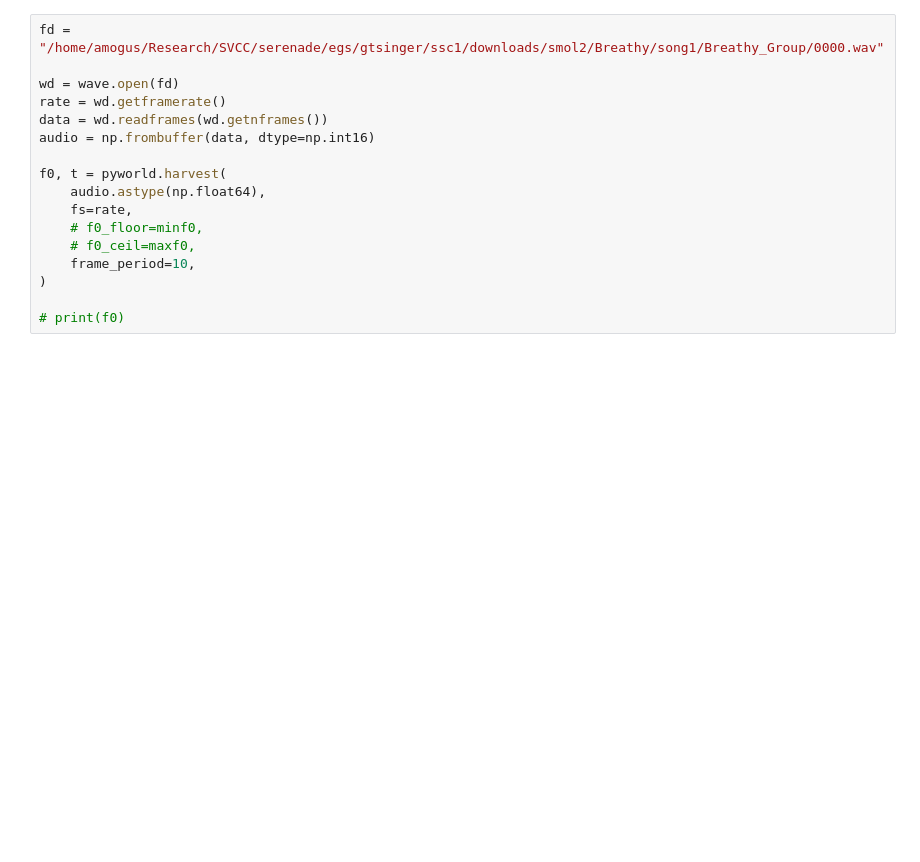
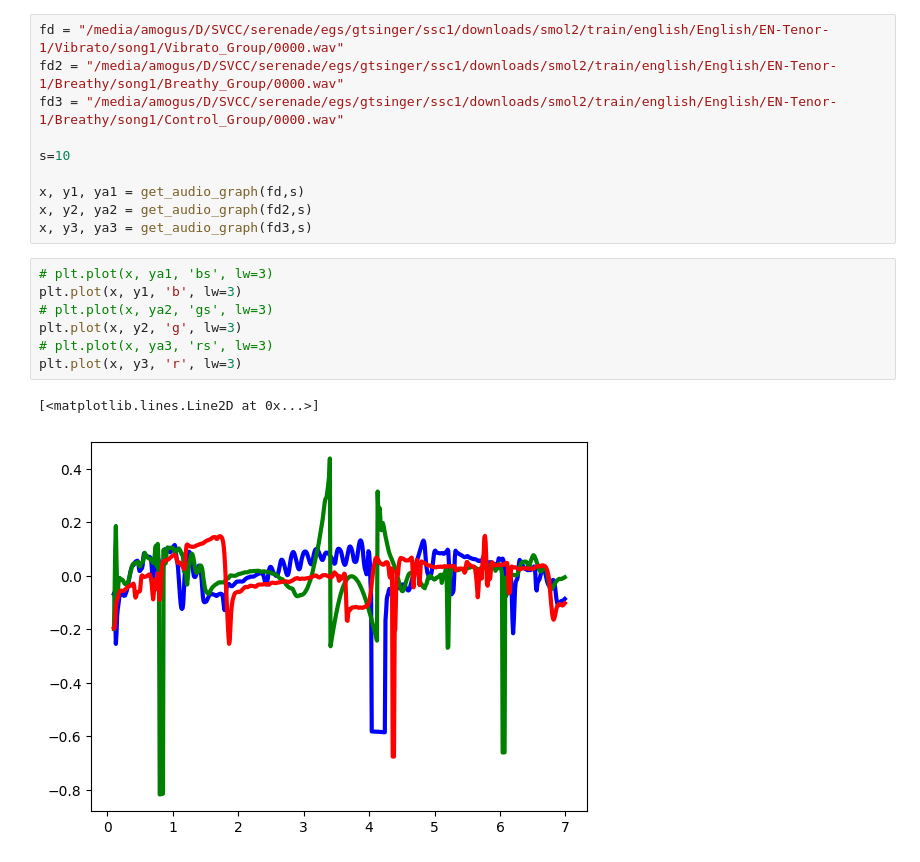
Before and after one commit to imulki/serenade, a Jupyter notebook: egs/gtsinger/ssc1/test_site.ipynb, the cells around one changed output. Cells and saved outputs as stored; diff of their text form; blank space fills up the shorter version.

```diff
--- a/egs/gtsinger/ssc1/test_site.ipynb
+++ b/egs/gtsinger/ssc1/test_site.ipynb
@@ -6,18 +67,21 @@ import matplotlib.pyplot as plt
 # %%
-fd = "/home/amogus/Research/SVCC/serenade/egs/gtsinger/ssc1/downloads/smol2/Breathy/song1/Breathy_Group/0000.wav"
+fd = "/media/amogus/D/SVCC/serenade/egs/gtsinger/ssc1/downloads/smol2/train/english/English/EN-Tenor-1/Vibrato/song1/Vibrato_Group/0000.wav"
+fd2 = "/media/amogus/D/SVCC/serenade/egs/gtsinger/ssc1/downloads/smol2/train/english/English/EN-Tenor-1/Breathy/song1/Breathy_Group/0000.wav"
+fd3 = "/media/amogus/D/SVCC/serenade/egs/gtsinger/ssc1/downloads/smol2/train/english/English/EN-Tenor-1/Breathy/song1/Control_Group/0000.wav"
 
-wd = wave.open(fd)
-rate = wd.getframerate()
-data = wd.readframes(wd.getnframes())
-audio = np.frombuffer(data, dtype=np.int16)
+s=10
 
-f0, t = pyworld.harvest(
-    audio.astype(np.float64),
-    fs=rate,
-    # f0_floor=minf0,
-    # f0_ceil=maxf0,
-    frame_period=10,
-)
-
-# print(f0)
+x, y1, ya1 = get_audio_graph(fd,s)
+x, y2, ya2 = get_audio_graph(fd2,s)
+x, y3, ya3 = get_audio_graph(fd3,s)
+# %%
+# plt.plot(x, ya1, 'bs', lw=3)
+plt.plot(x, y1, 'b', lw=3)
+# plt.plot(x, ya2, 'gs', lw=3)
+plt.plot(x, y2, 'g', lw=3)
+# plt.plot(x, ya3, 'rs', lw=3)
+plt.plot(x, y3, 'r', lw=3)
+# %% [output]
+[<matplotlib.lines.Line2D at 0x...>]
+[figure, added]
 # %%
```
Also changed, not shown: parts of 6 cells of this notebook.
